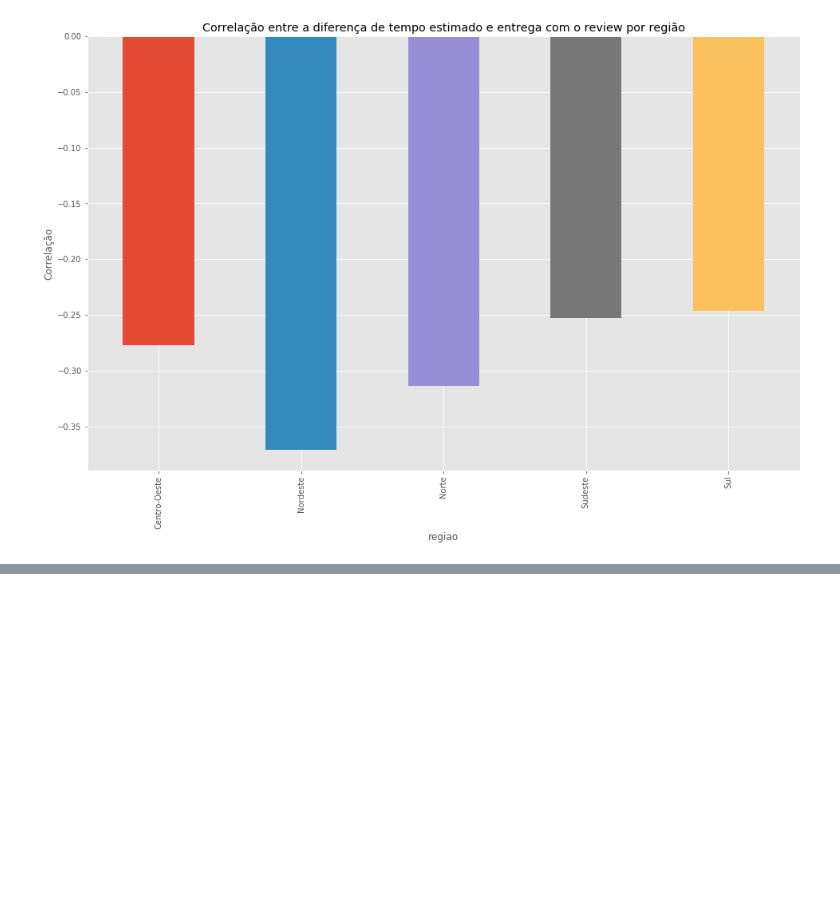
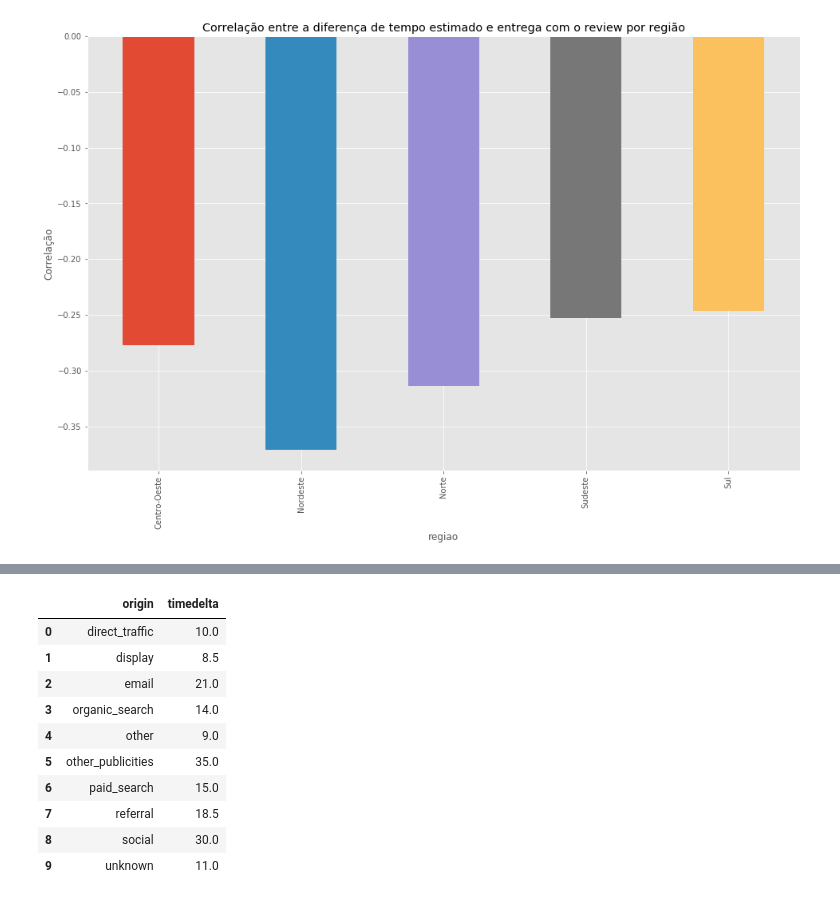
Before and after one commit to Crissky/brazilian-ecommerce, a Jupyter notebook: Notebooks/GERAL.ipynb, the cells around one changed output, grey strips where cells are left out. Saved outputs shown, nothing was run; the diff lists cells and outputs as text; code cells hidden in the pictures; blank space fills up the shorter version.

```diff
--- a/Notebooks/GERAL.ipynb
+++ b/Notebooks/GERAL.ipynb
@@ -676,0 +698,15 @@ resultado.groupby(['regiao'])['review_score'].median().plot(kind='bar')
+# %%
+tabela= tabela[['origin','timedelta']]
+tabela.groupby(['origin'])['timedelta'].median().reset_index()
+# %% [output]
+|  | origin | timedelta |
+| 0 | direct_traffic | 10.0 |
+| 1 | display | 8.5 |
+| 2 | email | 21.0 |
+| 3 | organic_search | 14.0 |
+| 4 | other | 9.0 |
+| 5 | other_publicities | 35.0 |
+| 6 | paid_search | 15.0 |
+| 7 | referral | 18.5 |
+| 8 | social | 30.0 |
+| 9 | unknown | 11.0 |
```
Also changed, not shown: parts of 5 cells of this notebook.
